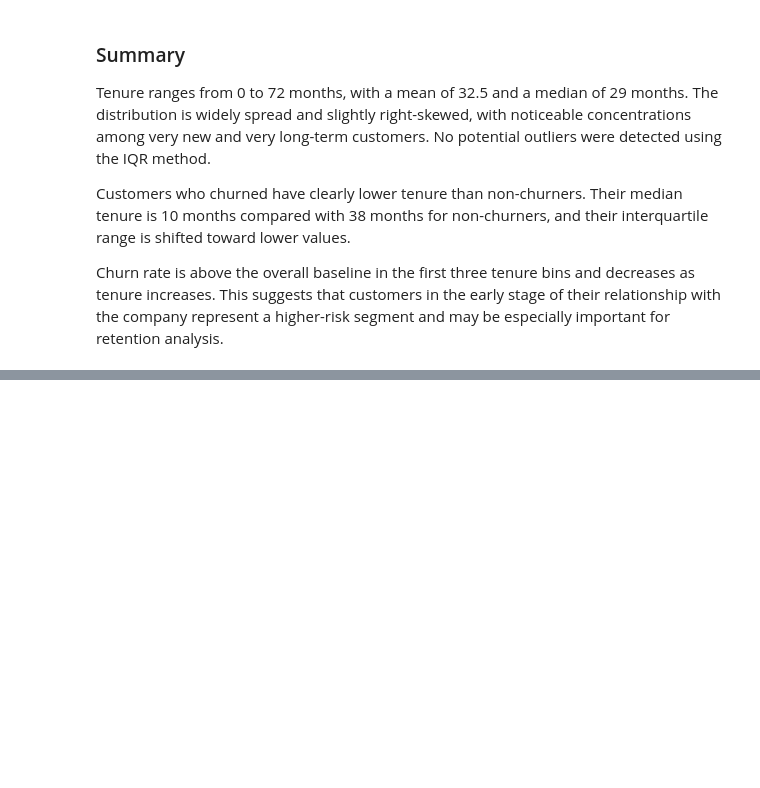
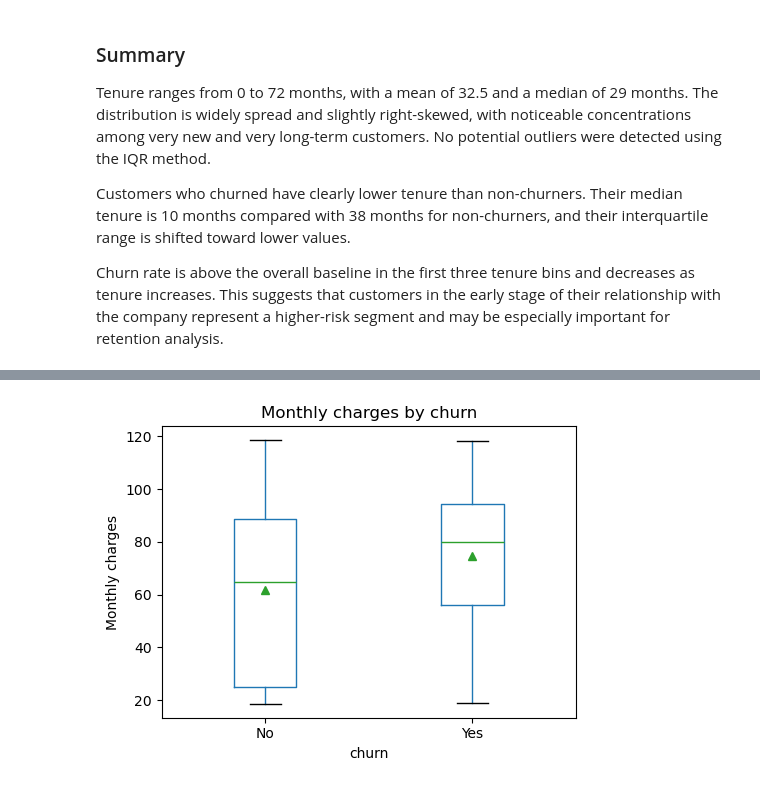
Before and after one commit to michal-ry/telco-churn-risk-scoring, a Jupyter notebook: notebooks/03_eda_numerical.ipynb, the cells around one changed output, grey strips where cells are left out. Cells and saved outputs as stored; diff of their text form; code cells hidden in the pictures; blank space fills up the shorter version.

```diff
--- a/notebooks/03_eda_numerical.ipynb
+++ b/notebooks/03_eda_numerical.ipynb
@@ -252,0 +402,24 @@ Churn rate is above the overall baseline in the first three tenure bins and decr
+# %%
+# Visualizing monthly charges distribution by churn status
+monthly_charges_by_churn_boxplot = df_numerical.boxplot(
+    column='monthly_charges',
+    by='churn',
+    figsize=(5, 4),
+    widths=0.3,
+    showmeans=True,
+    grid=False,
+)
+
+fig = monthly_charges_by_churn_boxplot.get_figure()
+fig.suptitle(None)
+
+plt.title('Monthly charges by churn')
+plt.ylabel('Monthly charges')
+plt.tight_layout()
+save_plot(
+    path=EDA_NUMERICAL_DIR,
+    file_name='monthly_cahrges_by_churn_boxplot',
+)
+plt.show()
+# %% [output]
+[figure, added]
```
Also changed, not shown: parts of 37 cells of this notebook, 9 other files.
